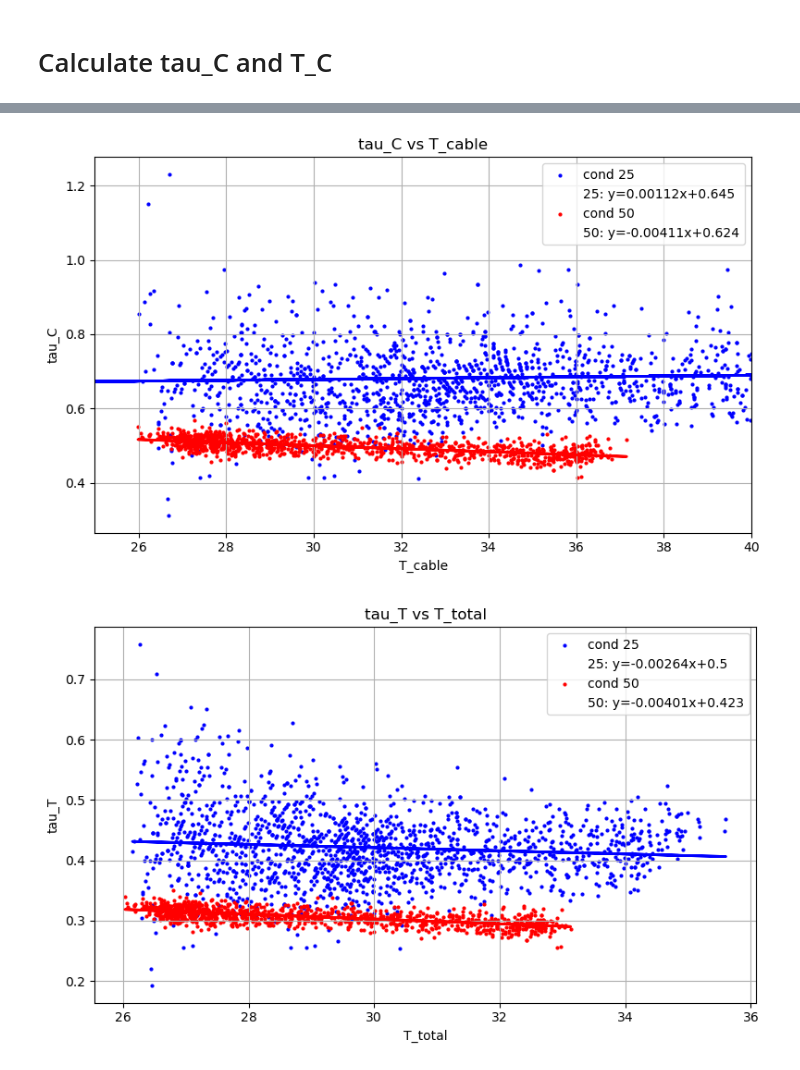
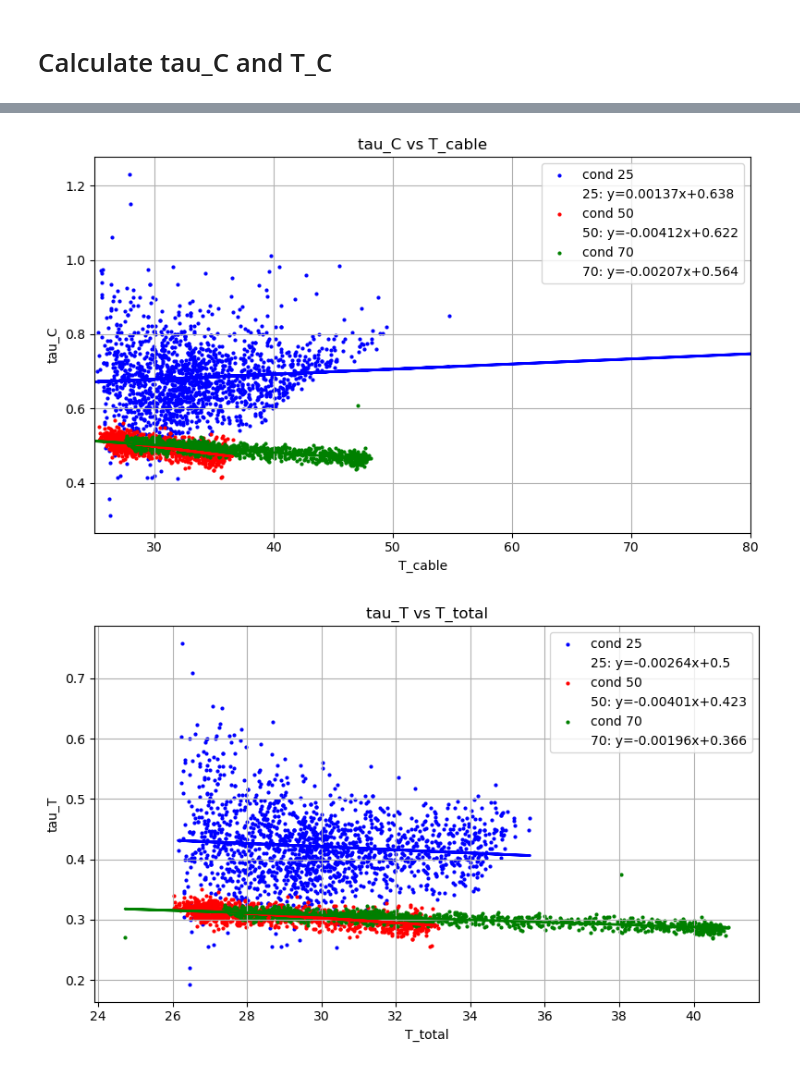
Before and after one commit to Manuel-Hepta/Calibration, a Jupyter notebook: calibration cable heating /calibration_cable_heating.ipynb, the cells around one changed output, grey strips where cells are left out. Cells and saved outputs as stored; diff of their text form; code cells hidden in the pictures.

```diff
--- a/calibration cable heating /calibration_cable_heating.ipynb
+++ b/calibration cable heating /calibration_cable_heating.ipynb
@@ -332,7 +345,7 @@ print(T_diplexer_cold)
 26.204575167681945
 # %%
 results = {}
-for cond in ["25", "50"]:
+for cond in ["25", "50", "70"]:
     results[cond] = {}
     for _class in ['diplexer+diode', 'diplexer+cable+diode']:
         results[cond][_class] = {}
@@ -386,7 +399,7 @@ def get_diplexer_tau_and_T(tau_T, T_total, tau_d, T_diode):
         ) / ((1 - tau_D)*tau_d)
     return tau_D, T_diplexer
 
-for cond in ["25", "50"]:
+for cond in ["25", "50", "70"]:
     print(get_diplexer_tau_and_T(
         results[cond][_class]['tau_T'],
         results[cond][_class]['T_total'],
@@ -410,7 +424,7 @@ def get_cable_tau_and_Tcable(tau_T, T_total, tau_D, T_diplexer, tau_d, T_diode):
         ) / ((1 - tau_C)*tau_d)
     return tau_C, T_cable
 
-for cond in ["25", "50"]:
+for cond in ["25", "50", "70"]:
     print(get_cable_tau_and_Tcable(
         results[cond][_class]['tau_T'],
         results[cond][_class]['T_total'],
@@ -429,7 +444,7 @@ all_X_clean["T_cable"] = None
 all_X_clean["tau_T"] = None
 all_X_clean["T_total"] = None
 all_X_clean["T_bath"] = all_X_clean["condition"].astype(float)
-for cond in ["25", "50"]:
+for cond in ["25", "50", "70"]:
     data = all_X_clean[(all_X_clean["condition"] == cond) & (all_X_clean["class"] == _class)]
     data_idx = data.index
     for i, r in data.iterrows():
@@ -440,7 +455,6 @@ for cond in ["25", "50"]:
             r["T_bath"],
         )[0]
         all_X_clean.loc[i, "tau_T"] = res["tau_T"]
-        print(all_X_clean.loc[i, "tau_T"])
         all_X_clean.loc[i, "T_total"] = res["T_total"]
         res_cable = get_cable_tau_and_Tcable(
             res["tau_T"],
@@ -448,7 +462,7 @@ for cond in ["25", "50"]:
             0.70,
             27,
             0.88,
-            25
+            27
         )
         all_X_clean.loc[i, "tau_C"] = res_cable[0]
         all_X_clean.loc[i, "T_cable"] = res_cable[1]
@@ -503,7 +502,7 @@ Condition 50 - Data summary by class:
 data_heating = all_X_clean[all_X_clean['class'] == 'diplexer+cable+diode (heating)'].copy()
 
 fig, ax = plt.subplots(figsize=(8, 5))
-for cond, color in zip(['25', '50'], ['blue', 'red']):
+for cond, color in zip(['25', '50', '70'], ['blue', 'red', 'green']):
     subset = data_heating[data_heating['condition'] == cond]
     x = subset['T_cable'].astype(float)
     y = subset['tau_C'].astype(float)
@@ -520,36 +519,36 @@ for cond, color in zip(['25', '50'], ['blue', 'red']):
         ax.plot([], [], ' ', label=f'{cond}: y={coef:.3g}x+{intercept:.3g}')
 ax.set_xlabel('T_cable')
 ax.set_ylabel('tau_C')
-ax.set_xlim([25, 40])
+ax.set_xlim([25, 80])
 ax.legend()
 ax.grid(True)
 plt.title('tau_C vs T_cable')
 plt.tight_layout()
 plt.show()
 
 fig, ax = plt.subplots(figsize=(8, 5))
-for cond, color in zip(['25', '50'], ['blue', 'red']):
+for cond, color in zip(['25', '50', '70'], ['blue', 'red', 'green']):
     subset = data_heating[data_heating['condition'] == cond]
     x = subset['T_total'].astype(float)
     y = subset['tau_T'].astype(float)
     ax.scatter(x, y, label=f'cond {cond}', color=color, s=4)
     # Linear regression
     if len(x) > 1:
         lr = LinearRegression()
         lr.fit(x.values.reshape(-1, 1), y.values)
         y_pred = lr.predict(x.values.reshape(-1, 1))
         ax.plot(x, y_pred, color=color, linewidth=2)
         coef = lr.coef_[0]
         intercept = lr.intercept_
         ax.legend_.remove() if ax.legend_ else None
         ax.plot([], [], ' ', label=f'{cond}: y={coef:.3g}x+{intercept:.3g}')
 ax.set_xlabel('T_total')
 ax.set_ylabel('tau_T')
 ax.legend()
 ax.grid(True)
 plt.title('tau_T vs T_total')
 plt.tight_layout()
 plt.show()
 # %% [output]
-[figure, old version]
+[figure, new version]
-[figure, old version]
+[figure, new version]
```
Also changed, not shown: parts of 12 cells of this notebook, 2 other files.
